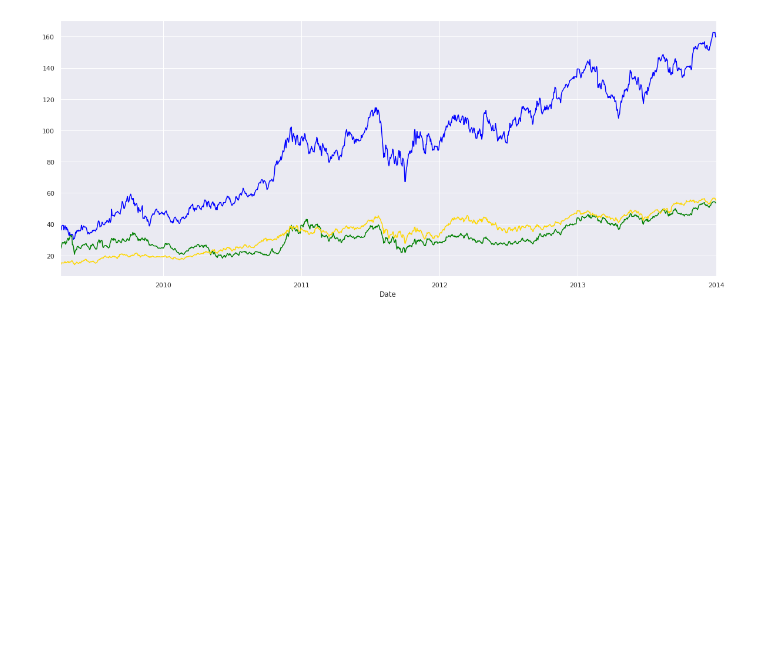
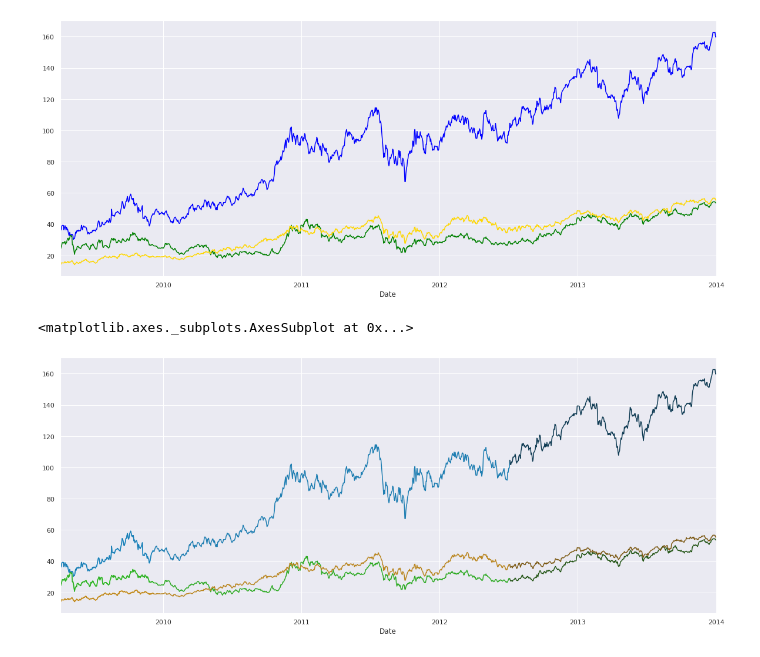
Before and after one commit to Priyo-prog/Time-series-analysis, a Jupyter notebook: Business Case/volkswagen_buyout.ipynb, the cells around one changed output. Cells and saved outputs as stored; diff of their text form; code cells hidden in the pictures; blank space fills up the shorter version.

```diff
--- a/Business Case/volkswagen_buyout.ipynb
+++ b/Business Case/volkswagen_buyout.ipynb
@@ -190,3 +190,19 @@ df['bmw'][start_date:end_date].plot(color="gold")
 plt.show()
 # %% [output]
 [figure]
+# %%
+df['vol'][start_date:ann_1].plot(figsize=(20,8), color="#33B8FF")
+df['por'][start_date:ann_1].plot(color="#49FF3A")
+df['bmw'][start_date:ann_1].plot(color="#FEB628")
+
+df['vol'][start_date:ann_2].plot(color="#1E7EB2")
+df['por'][start_date:ann_2].plot(color="#2FAB25")
+df['bmw'][start_date:ann_2].plot(color="#BA861F")
+
+
+df['vol'][ann_2:end_date].plot(color="#0E3A52")
+df['por'][ann_2:end_date].plot(color="#225414")
+df['bmw'][ann_2:end_date].plot(color="#7C5913")
+# %% [output]
+<matplotlib.axes._subplots.AxesSubplot at 0x...>
+[figure, added]
```
